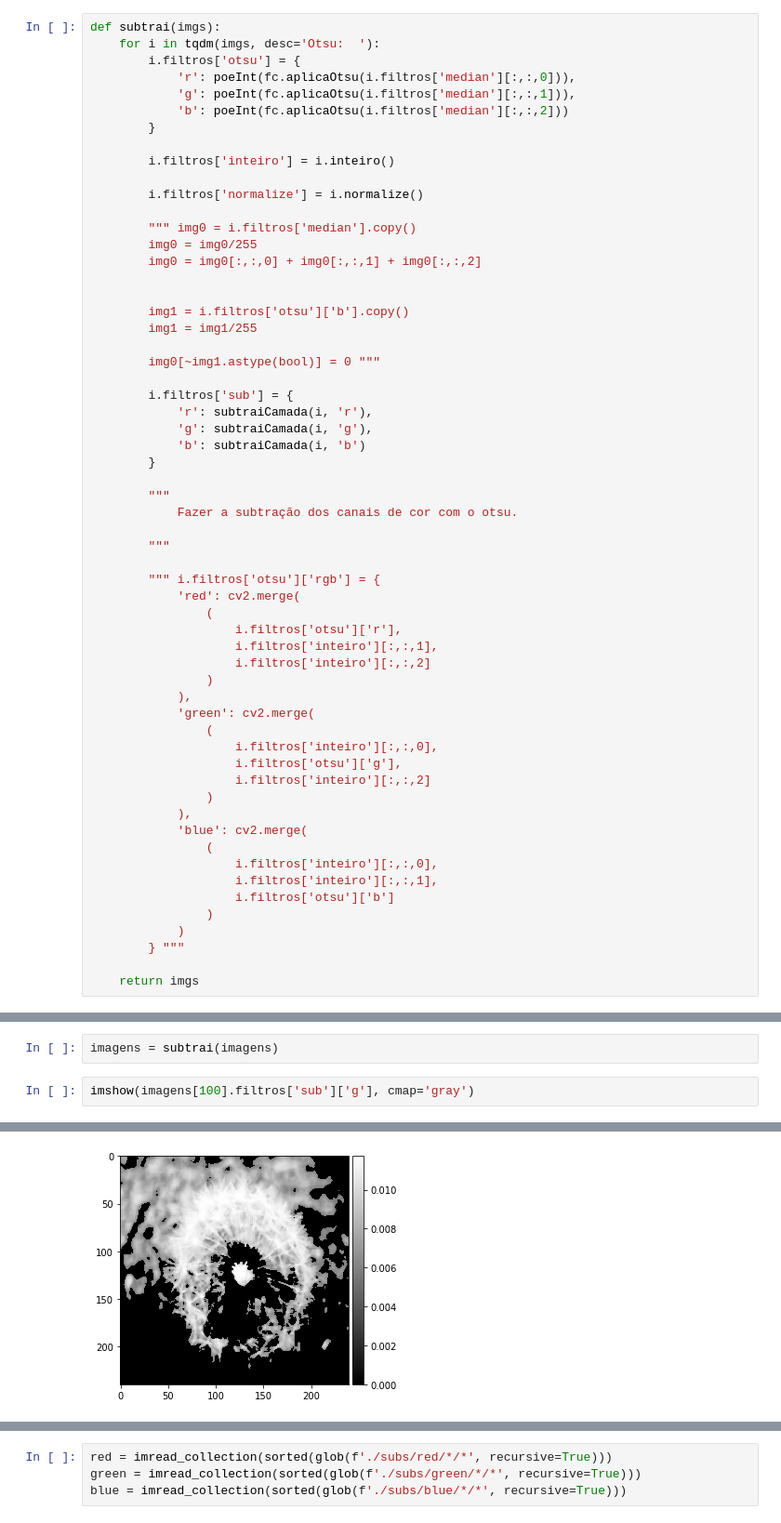
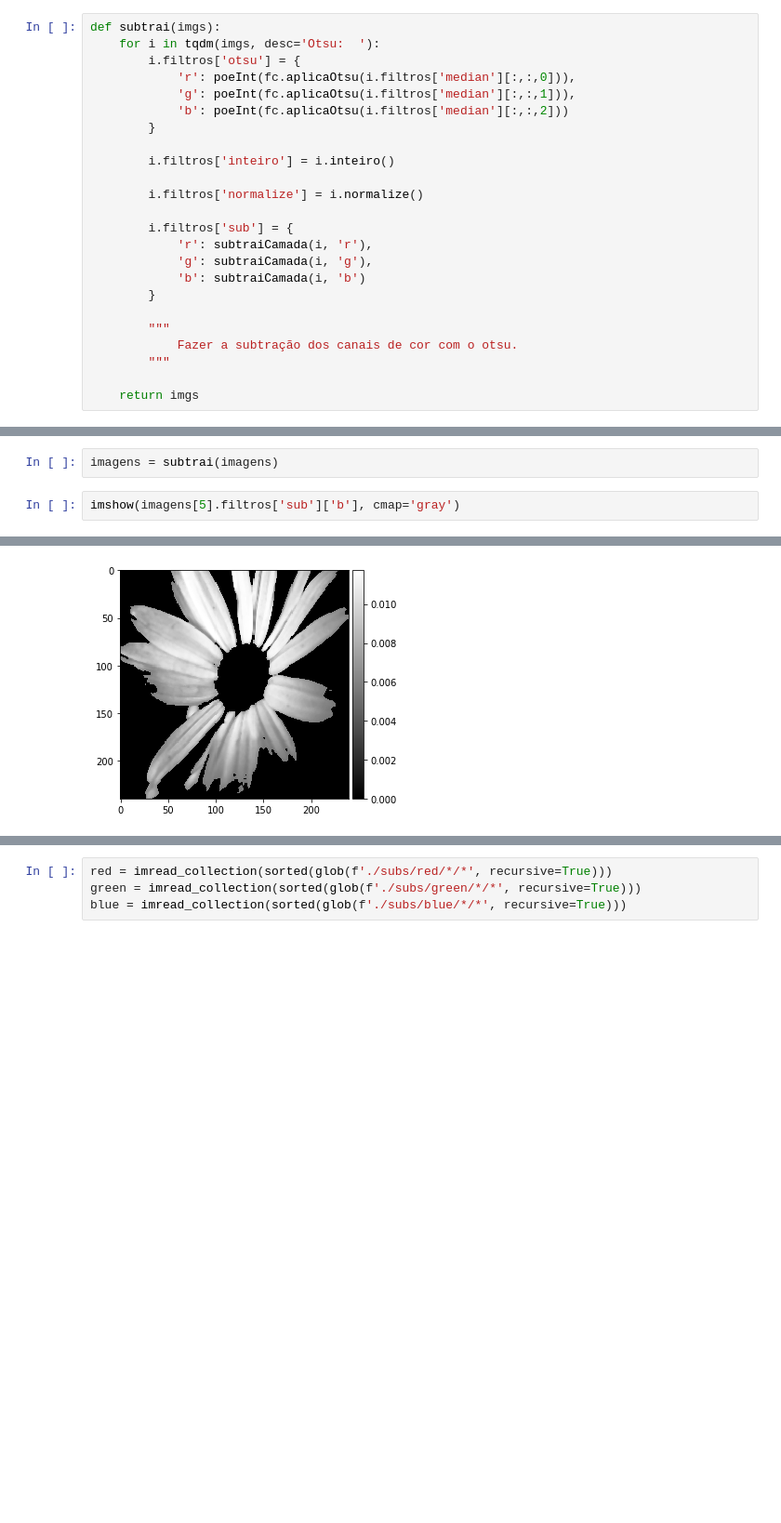
Before and after one commit to viniciusmwen/Computacional, a Jupyter notebook: Atividade07/pre.ipynb, the cells around one changed output, grey strips where cells are left out. Shown at 93% size. Saved outputs shown, nothing was run; the diff lists cells and outputs as text; blank space fills up the shorter version.

```diff
--- a/Atividade07/pre.ipynb
+++ b/Atividade07/pre.ipynb
@@ -77,16 +77,6 @@ def subtrai(imgs):
 
         i.filtros['normalize'] = i.normalize()
 
-        """ img0 = i.filtros['median'].copy()
-        img0 = img0/255
-        img0 = img0[:,:,0] + img0[:,:,1] + img0[:,:,2]
-
-
-        img1 = i.filtros['otsu']['b'].copy()
-        img1 = img1/255
-
-        img0[~img1.astype(bool)] = 0 """
-
         i.filtros['sub'] = {
             'r': subtraiCamada(i, 'r'),
             'g': subtraiCamada(i, 'g'),
@@ -95,40 +85,15 @@ def subtrai(imgs):
 
         """
             Fazer a subtração dos canais de cor com o otsu.
-
         """
 
-        """ i.filtros['otsu']['rgb'] = {
-            'red': cv2.merge(
-                (
-                    i.filtros['otsu']['r'],
-                    i.filtros['inteiro'][:,:,1],
-                    i.filtros['inteiro'][:,:,2]
-                )
-            ),
-            'green': cv2.merge(
-                (
-                    i.filtros['inteiro'][:,:,0],
-                    i.filtros['otsu']['g'],
-                    i.filtros['inteiro'][:,:,2]
-                )
-            ),
-            'blue': cv2.merge(
-                (
-                    i.filtros['inteiro'][:,:,0],
-                    i.filtros['inteiro'][:,:,1],
-                    i.filtros['otsu']['b']
-                )
-            )
-        } """
-
     return imgs
 # %%
 imagens = lerTodos(originais)
 # %%
 imagens = subtrai(imagens)
 # %%
-imshow(imagens[100].filtros['sub']['g'], cmap='gray')
+imshow(imagens[5].filtros['sub']['b'], cmap='gray')
 # %% [output]
 <matplotlib.image.AxesImage at 0x...>
-[figure, old version]
+[figure, new version]
```
Also changed, not shown: parts of 35 cells of this notebook.
